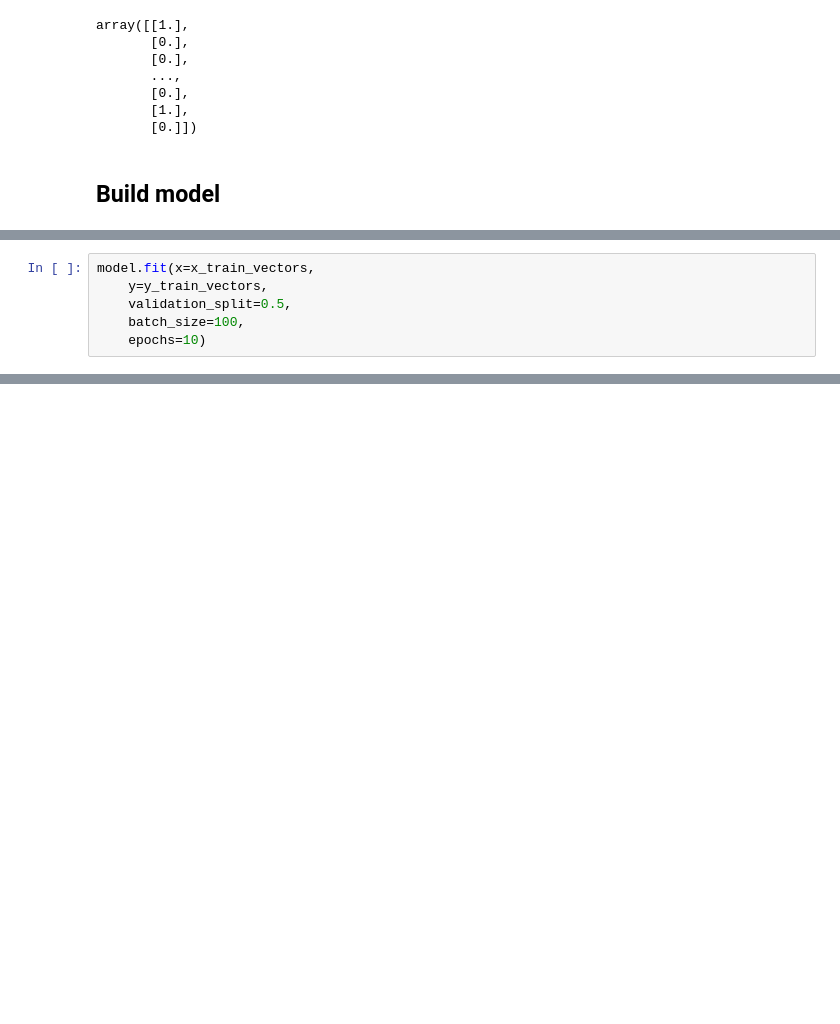
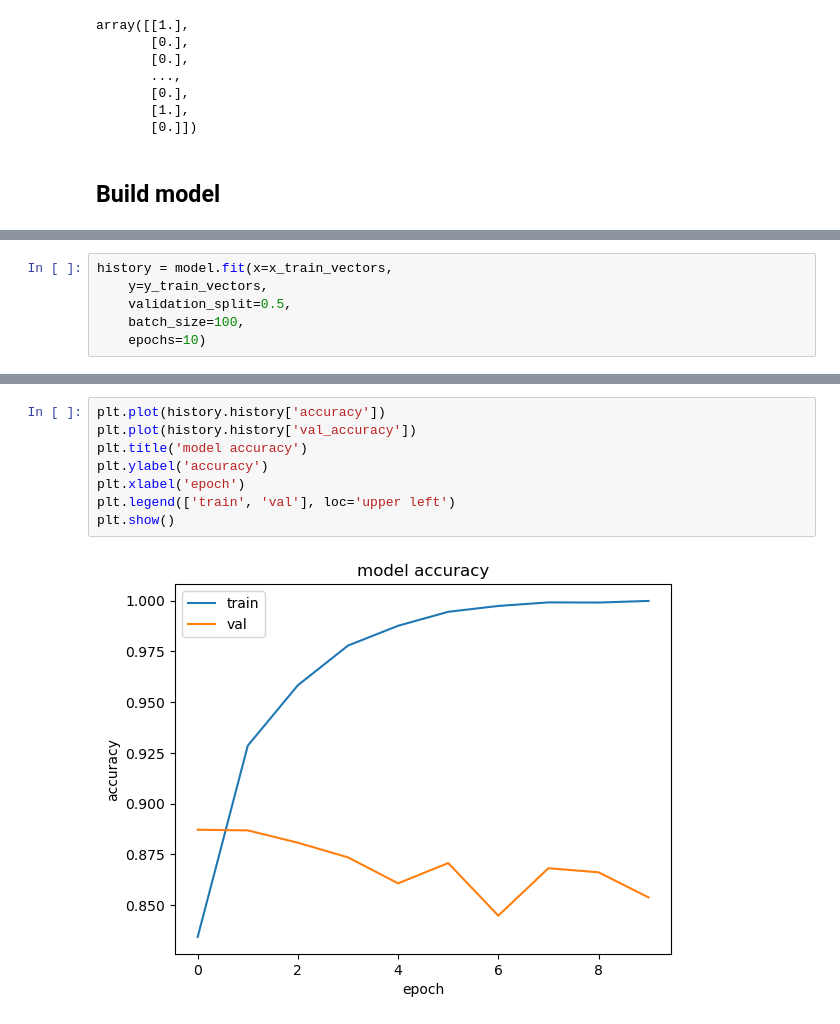
Before and after one commit to louis-sanna-perso/tensorflow-katas, a Jupyter notebook: section-1/Movie reviews - binary classification.ipynb, the cells around one changed output, grey strips where cells are left out. Cells and saved outputs as stored; diff of their text form; blank space fills up the shorter version.

Commit message:
plot history

```diff
--- a/section-1/Movie reviews - binary classification.ipynb
+++ b/section-1/Movie reviews - binary classification.ipynb
@@ -142,7 +144,7 @@ Trainable params: 642,177
 Non-trainable params: 0
 _________________________________________________________________
 # %%
-model.fit(x=x_train_vectors,
+history = model.fit(x=x_train_vectors,
     y=y_train_vectors,
     validation_split=0.5,
     batch_size=100,
@@ -171,0 +173,10 @@ Epoch 10/10
+# %%
+plt.plot(history.history['accuracy'])
+plt.plot(history.history['val_accuracy'])
+plt.title('model accuracy')
+plt.ylabel('accuracy')
+plt.xlabel('epoch')
+plt.legend(['train', 'val'], loc='upper left')
+plt.show()
+# %% [output]
+[figure, added]
```
Also changed, not shown: parts of 3 cells of this notebook.
